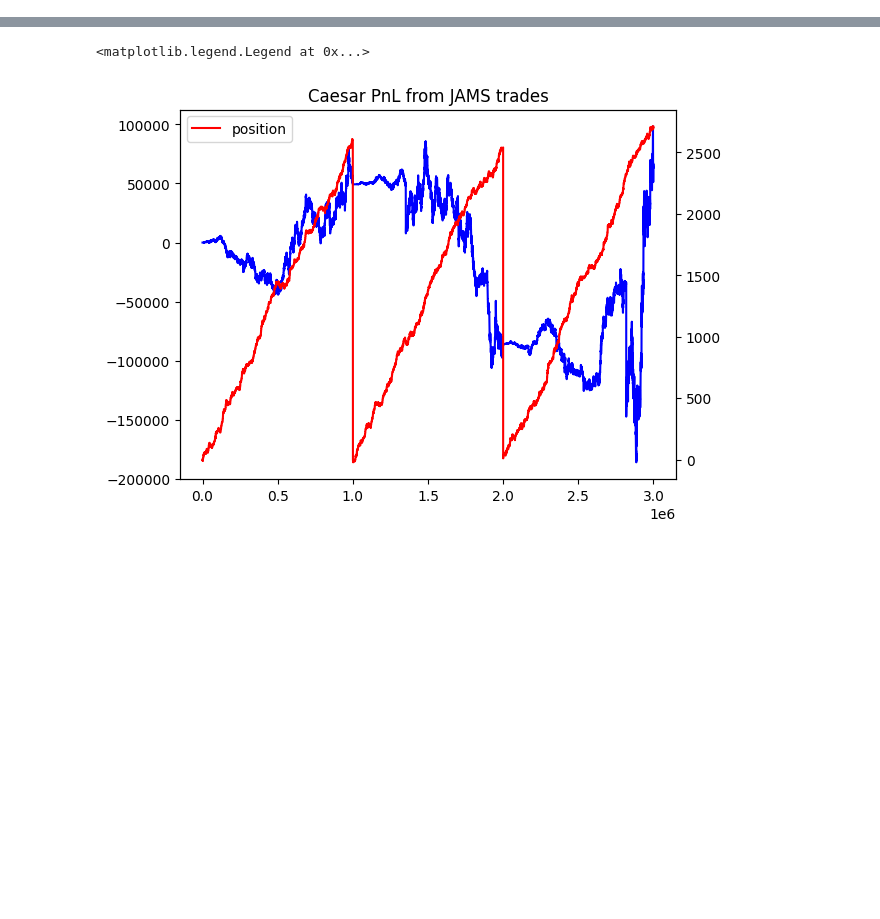
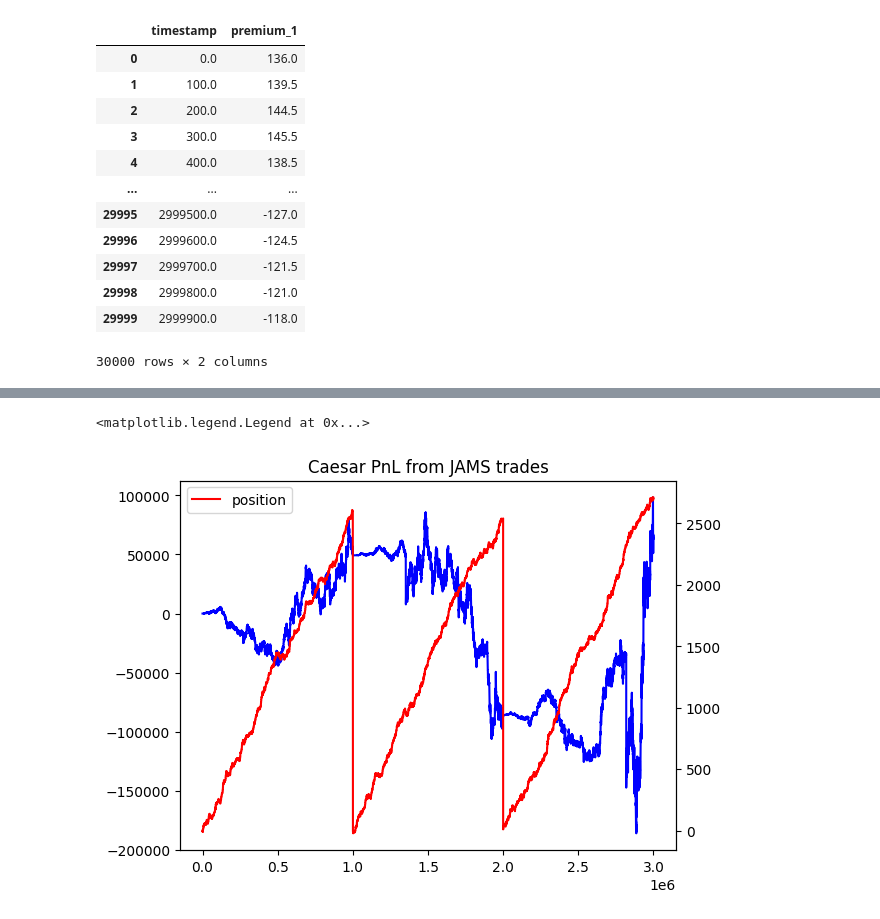
Before and after one commit to chrispyroberts/imc-prosperity-3, a Jupyter notebook: ROUND5/round 5 analysis.ipynb, the cells around one changed output, grey strips where cells are left out. Drawn from its saved outputs; the diff is of its cells as text; code cells hidden in the pictures; blank space fills up the shorter version.

```diff
--- a/ROUND5/round 5 analysis.ipynb
+++ b/ROUND5/round 5 analysis.ipynb
@@ -29,6 +29,37 @@ def simple_mid_price(row):
     return (bid+ask) / 2
 
 prices['mid_price'] = prices.apply(simple_mid_price, axis=1)
+# %%
+croissants = prices[prices['product'] == 'CROISSANTS']['mid_price'].values
+djembes = prices[prices['product'] == 'DJEMBES']['mid_price'].values
+jams = prices[prices['product'] == 'JAMS']['mid_price'].values
+basket1 = prices[prices['product'] == 'PICNIC_BASKET1']['mid_price'].values
+basket2 = prices[prices['product'] == 'PICNIC_BASKET2']['mid_price'].values
+
+timestamps = prices[prices['product'] == 'PICNIC_BASKET1']['timestamp'].values
+
+premium_1 = basket1 - croissants * 6 - jams * 3 - djembes * 1
+# premium_2 = basket2 - croissants * 6 - jams * 2 - djembes * 1
+
+premium_1_df = pd.DataFrame({
+    'timestamp': timestamps,
+    'premium_1': premium_1
+})
+premium_1_df
+# %% [output]
+|  | timestamp | premium_1 |
+| 0 | 0.0 | 136.0 |
+| 1 | 100.0 | 139.5 |
+| 2 | 200.0 | 144.5 |
+| 3 | 300.0 | 145.5 |
+| 4 | 400.0 | 138.5 |
+| ... | ... | ... |
+| 29995 | 2999500.0 | -127.0 |
+| 29996 | 2999600.0 | -124.5 |
+| 29997 | 2999700.0 | -121.5 |
+| 29998 | 2999800.0 | -121.0 |
+| 29999 | 2999900.0 | -118.0 |
+30000 rows × 2 columns
 # %%
 buyers = set(trades['buyer'].unique())
 sellers = set(trades['seller'].unique())
```
Also changed, not shown: parts of 4 cells of this notebook, 1 other file.
